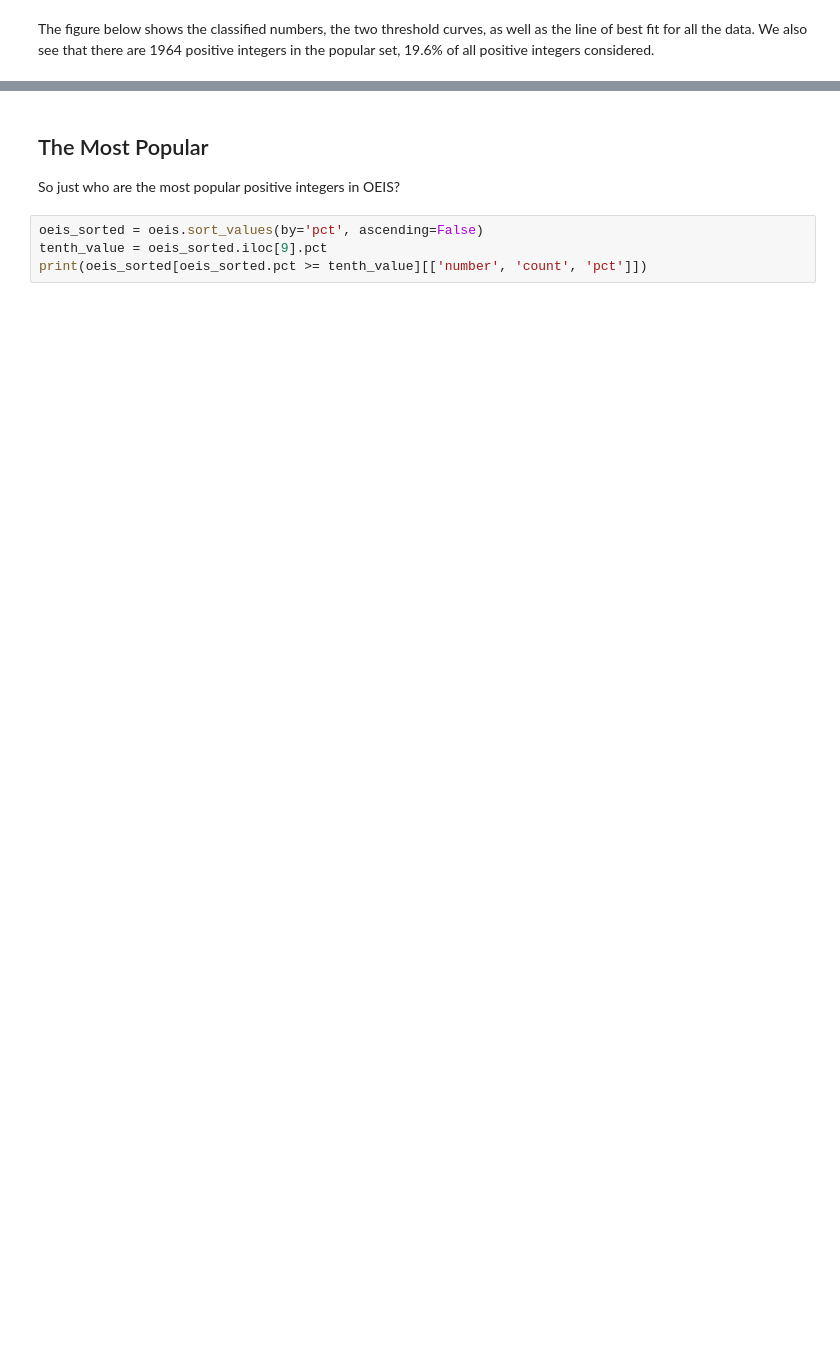
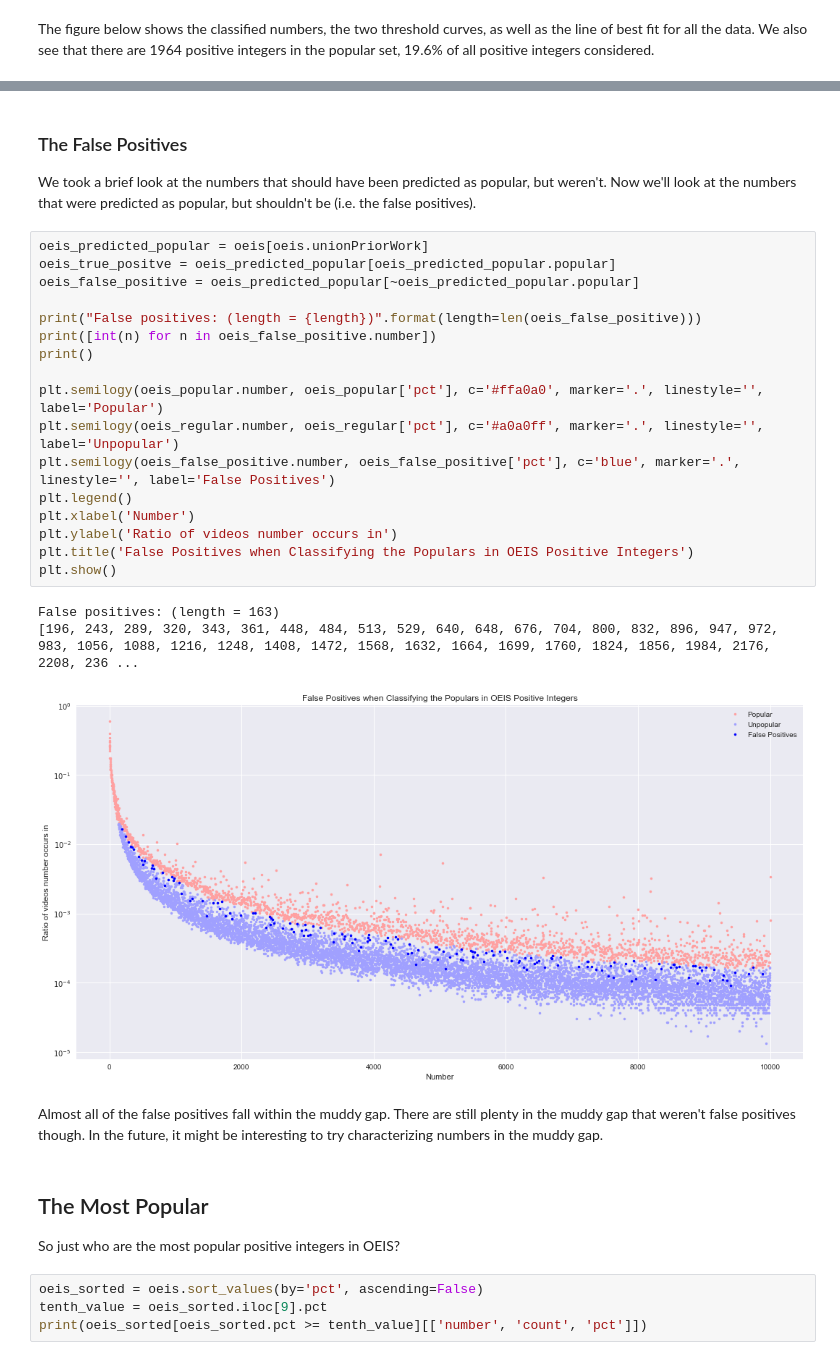
Before and after one commit to lipschultz/diabicus, a Jupyter notebook: number-analysis/Popular Numbers.ipynb, the cells around one changed output, grey strips where cells are left out. Saved outputs shown, nothing was run; the diff lists cells and outputs as text; blank space fills up the shorter version.

```diff
--- a/number-analysis/Popular Numbers.ipynb
+++ b/number-analysis/Popular Numbers.ipynb
@@ -493,3 +468,30 @@ print('Percent of popular (below point 2) that are unaccounted: %0.2f%%' % (100
+# %% [markdown]
+### The False Positives
+
+We took a brief look at the numbers that should have been predicted as popular, but weren't.  Now we'll look at the numbers that were predicted as popular, but shouldn't be (i.e. the false positives).
+# %%
+oeis_predicted_popular = oeis[oeis.unionPriorWork]
+oeis_true_positve = oeis_predicted_popular[oeis_predicted_popular.popular]
+oeis_false_positive = oeis_predicted_popular[~oeis_predicted_popular.popular]
+
+print("False positives: (length = {length})".format(length=len(oeis_false_positive)))
+print([int(n) for n in oeis_false_positive.number])
+print()
+
+plt.semilogy(oeis_popular.number, oeis_popular['pct'], c='#ffa0a0', marker='.', linestyle='', label='Popular')
+plt.semilogy(oeis_regular.number, oeis_regular['pct'], c='#a0a0ff', marker='.', linestyle='', label='Unpopular')
+plt.semilogy(oeis_false_positive.number, oeis_false_positive['pct'], c='blue', marker='.', linestyle='', label='False Positives')
+plt.legend()
+plt.xlabel('Number')
+plt.ylabel('Ratio of videos number occurs in')
+plt.title('False Positives when Classifying the Populars in OEIS Positive Integers')
+plt.show()
+# %% [output]
+False positives: (length = 163)
+[196, 243, 289, 320, 343, 361, 448, 484, 513, 529, 640, 648, 676, 704, 800, 832, 896, 947, 972, 983, 1056, 1088, 1216, 1248, 1408, 1472, 1568, 1632, 1664, 1699, 1760, 1824, 1856, 1984, 2176, 2208, 236 ...
+[figure, added]
+# %% [markdown]
+Almost all of the false positives fall within the muddy gap.  There are still plenty in the muddy gap that weren't false positives though.  In the future, it might be interesting to try characterizing numbers in the muddy gap.
 # %% [markdown]
 ## The Most Popular
 
```
Also changed, not shown: parts of 70 cells of this notebook, 1 other file.
